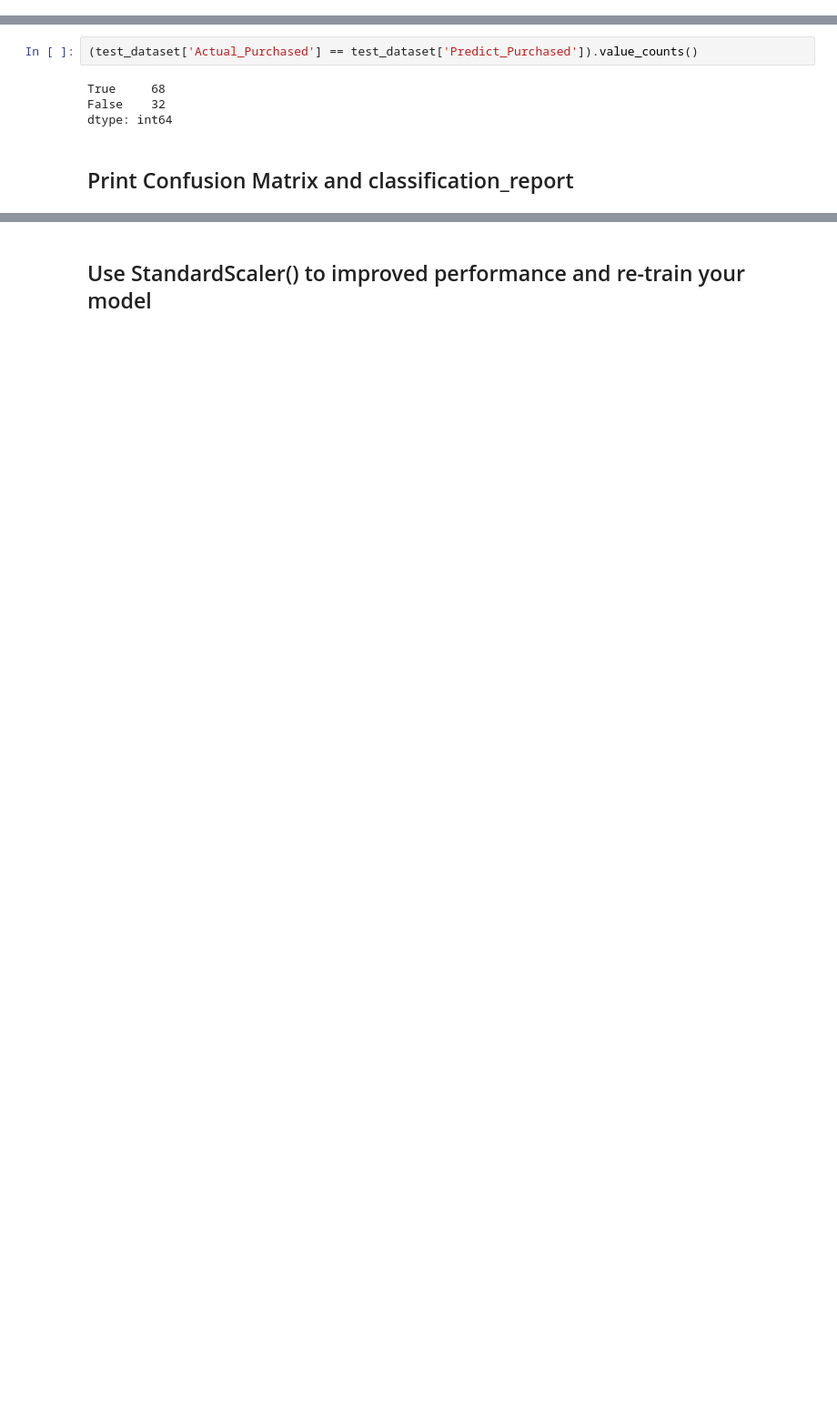
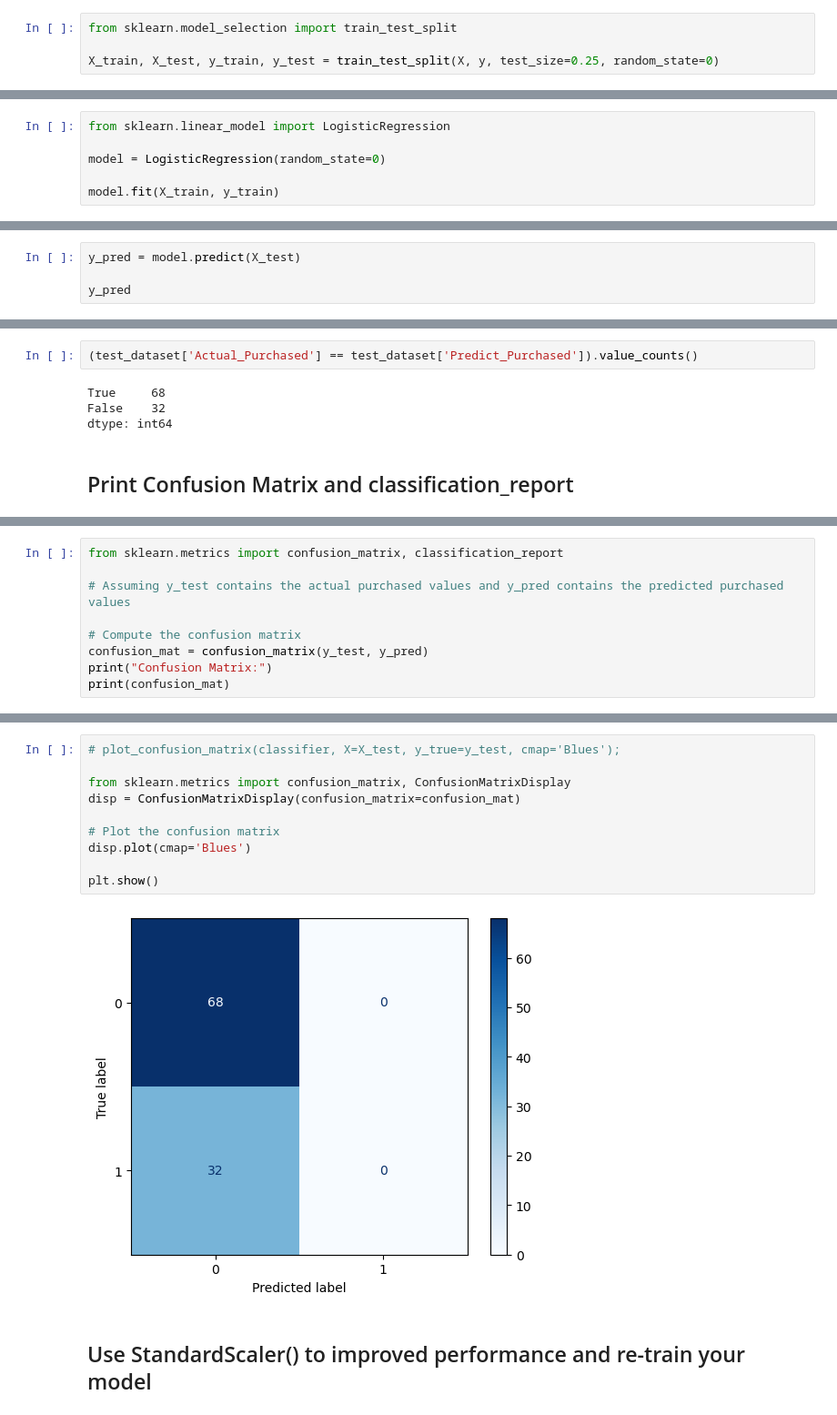
Before and after one commit to Tuwaiq-Data-Science-Bootcamp-V3/Logistic-Regression-Lab1, a Jupyter notebook: LogisticRegression_Assignment.ipynb, the cells around one changed output, grey strips where cells are left out. Shown at 91% size. Saved outputs shown, nothing was run; the diff lists cells and outputs as text; blank space fills up the shorter version.

```diff
--- a/LogisticRegression_Assignment.ipynb
+++ b/LogisticRegression_Assignment.ipynb
@@ -65,5 +84,15 @@ Name: Purchased, dtype: int64
 # First: Logistic Regression model
 # %% [markdown]
 ## Split the dataset into Training set and Test set with test_size = 0.25 and random_state = 0
+# %%
+from sklearn.model_selection import train_test_split
+
+X_train, X_test, y_train, y_test = train_test_split(X, y, test_size=0.25, random_state=0)
 # %% [markdown]
 ## Train the model with random_state = 0
+# %%
+from sklearn.linear_model import LogisticRegression
+
+model = LogisticRegression(random_state=0)
+
+model.fit(X_train, y_train)
@@ -76,0 +103,4 @@ Name: Purchased, dtype: int64
+# %%
+y_pred = model.predict(X_test)
+
+y_pred
@@ -119,0 +142,9 @@ plot_confusion_matrix(classifier, X=X_test, y_true=y_test, cmap='Blues');
+# %%
+from sklearn.metrics import confusion_matrix, classification_report
+
+# Assuming y_test contains the actual purchased values and y_pred contains the predicted purchased values
+
+# Compute the confusion matrix
+confusion_mat = confusion_matrix(y_test, y_pred)
+print("Confusion Matrix:")
+print(confusion_mat)
@@ -120,2 +170,14 @@ plot_confusion_matrix(classifier, X=X_test, y_true=y_test, cmap='Blues');
+# %%
+# plot_confusion_matrix(classifier, X=X_test, y_true=y_test, cmap='Blues');
+
+from sklearn.metrics import confusion_matrix, ConfusionMatrixDisplay
+disp = ConfusionMatrixDisplay(confusion_matrix=confusion_mat)
+
+# Plot the confusion matrix
+disp.plot(cmap='Blues')
+
+plt.show()
+# %% [output]
+[figure, added]
 # %% [markdown]
 ## Use StandardScaler() to improved performance and re-train your model
```
Also changed, not shown: parts of 23 cells of this notebook.
